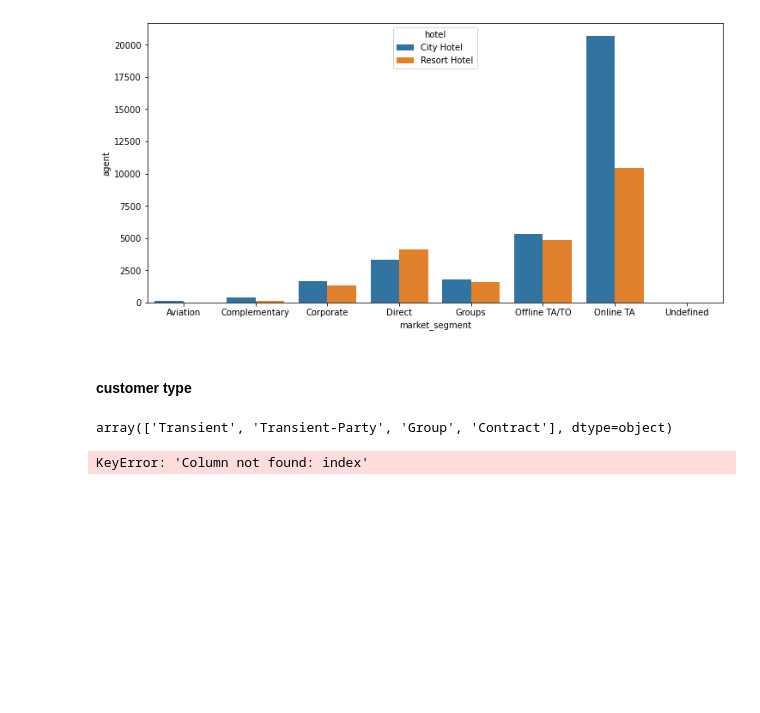
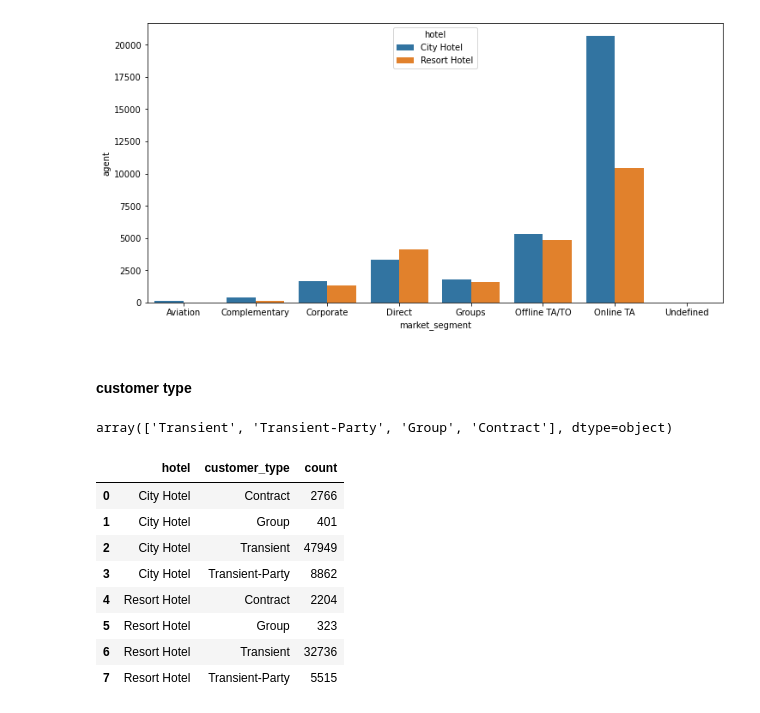
Before and after one commit to IsaiahOsazuwa/hotel_data, a Jupyter notebook: hotel.ipynb, the cells around one changed output. Cells and saved outputs as stored; diff of their text form; code cells hidden in the pictures; blank space fills up the shorter version.

```diff
--- a/hotel.ipynb
+++ b/hotel.ipynb
@@ -747,7 +747,17 @@ hotel.customer_type.unique()
 # %% [output]
 array(['Transient', 'Transient-Party', 'Group', 'Contract'], dtype=object)
 # %%
-custype = hotel.groupby(['hotel','customer_type'])['index'].count()
-custype.reset_index()
+custype = hotel.groupby(['hotel','customer_type'])['arrival_date'].count()
+custype = custype.reset_index()
+custype.columns = [['hotel','customer_type','count']]
+custype
 # %% [output]
-KeyError: 'Column not found: index'
+|  | hotel | customer_type | count |
+| 0 | City Hotel | Contract | 2766 |
+| 1 | City Hotel | Group | 401 |
+| 2 | City Hotel | Transient | 47949 |
+| 3 | City Hotel | Transient-Party | 8862 |
+| 4 | Resort Hotel | Contract | 2204 |
+| 5 | Resort Hotel | Group | 323 |
+| 6 | Resort Hotel | Transient | 32736 |
+| 7 | Resort Hotel | Transient-Party | 5515 |
```
Also changed, not shown: parts of 3 cells of this notebook, 1 other file.
